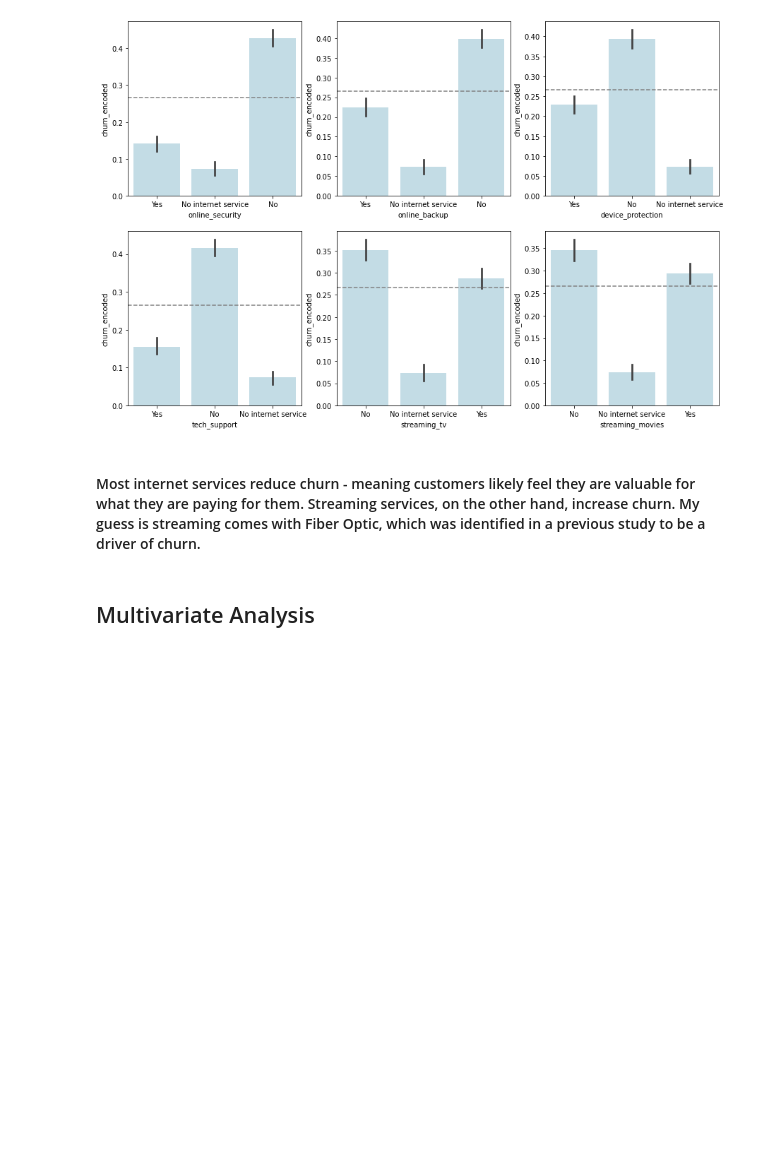
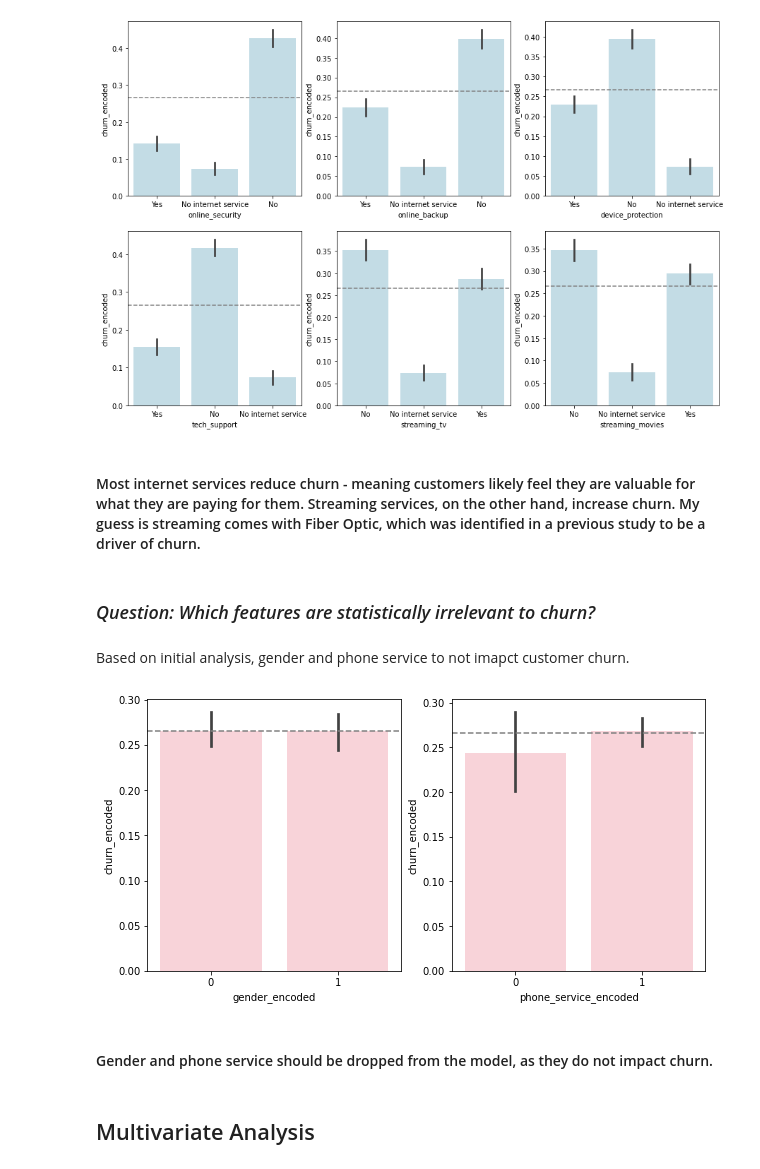
Before and after one commit to Miller-Ryan-1/telco-churn-project, a Jupyter notebook: telco_churn_report.ipynb, the cells around one changed output. Saved outputs shown, nothing was run; the diff lists cells and outputs as text; code cells hidden in the pictures; blank space fills up the shorter version.

```diff
--- a/telco_churn_report.ipynb
+++ b/telco_churn_report.ipynb
@@ -223,6 +247,25 @@ plt.show()
 [figure]
 # %% [markdown]
 #### Most internet services reduce churn - meaning customers likely feel they are valuable for what they are paying for them.  Streaming services, on the other hand, increase churn.  My guess is streaming comes with Fiber Optic, which was identified in a previous study to be a driver of churn.
+# %% [markdown]
+### *Question: Which features are statistically irrelevant to churn?*
+# %% [markdown]
+Based on initial analysis, gender and phone service to not imapct customer churn.
+# %%
+# Plot irrelevant features to churn; these features also failed to reject null in Chi-squared found in working notebook.
+irrelevant_features = ['gender_encoded', 'phone_service_encoded']
+plt.figure(figsize=(10,5))
+plt.subplot(121)
+sns.barplot(x = irrelevant_features[0], y = 'churn_encoded', data=df_train, alpha=.8, color='pink')
+plt.axhline(df_train['churn_encoded'].mean(), ls='--', color='gray')
+plt.subplot(122)
+sns.barplot(x = irrelevant_features[1], y = 'churn_encoded', data=df_train, alpha=.8, color='pink')
+plt.axhline(df_train['churn_encoded'].mean(), ls='--', color='gray')
+plt.show()
+# %% [output]
+[figure, added]
+# %% [markdown]
+#### Gender and phone service should be dropped from the model, as they do not impact churn.
 # %% [markdown]
 ## Multivariate Analysis
 # %% [markdown]
```
Also changed, not shown: parts of 46 cells of this notebook, 2 other files.
